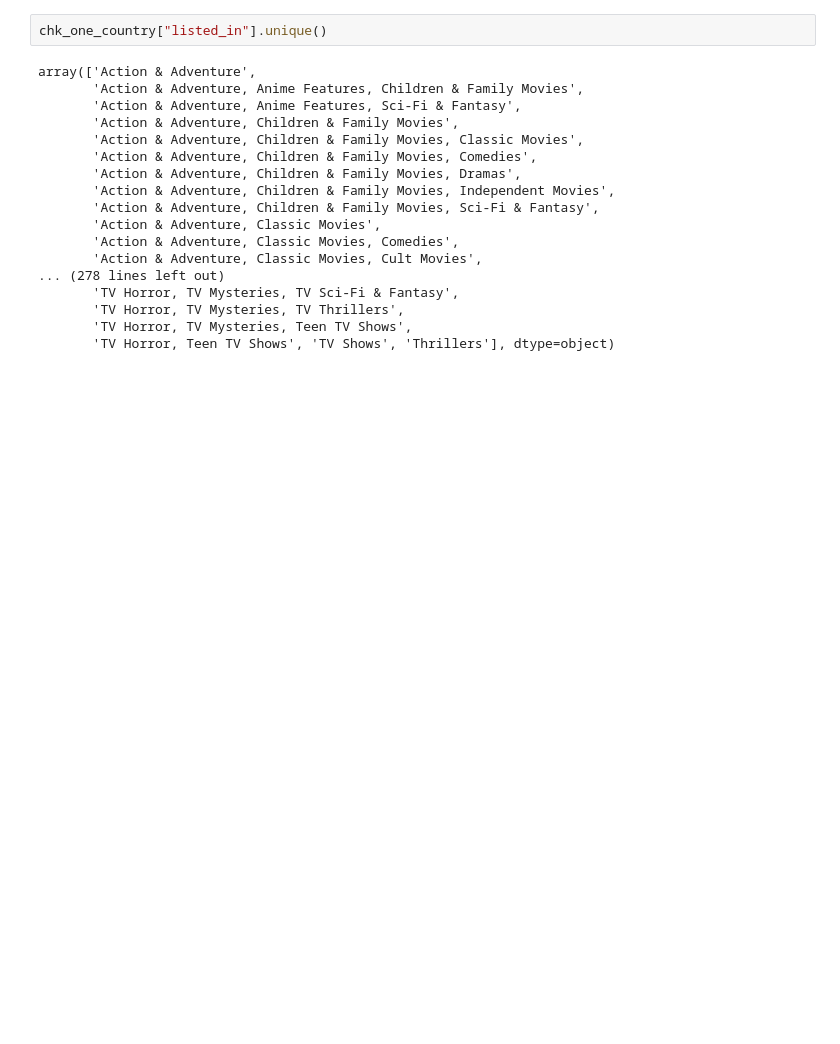
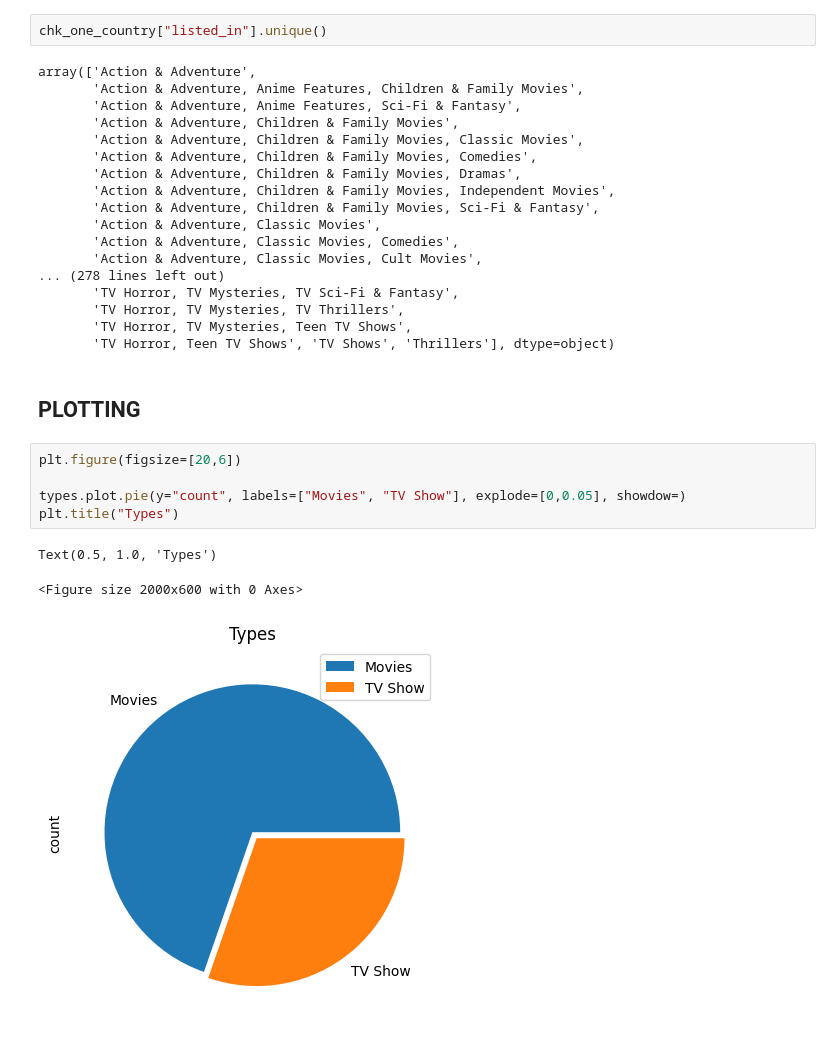
Before and after one commit to Dani-8/Netflix-Data-Analysis, a Jupyter notebook: Netflix-Data-Analysis.ipynb, the cells around one changed output. Cells and saved outputs as stored; diff of their text form; blank space fills up the shorter version.

```diff
--- a/Netflix-Data-Analysis.ipynb
+++ b/Netflix-Data-Analysis.ipynb
@@ -599,3 +617,14 @@ array(['Action & Adventure',
        'TV Horror, TV Mysteries, TV Thrillers',
        'TV Horror, TV Mysteries, Teen TV Shows',
        'TV Horror, Teen TV Shows', 'TV Shows', 'Thrillers'], dtype=object)
+# %% [markdown]
+## PLOTTING
+# %%
+plt.figure(figsize=[20,6])
+
+types.plot.pie(y="count", labels=["Movies", "TV Show"], explode=[0,0.05], showdow=)
+plt.title("Types")
+# %% [output]
+Text(0.5, 1.0, 'Types')
+<Figure size 2000x600 with 0 Axes>
+[figure, added]
```
Also changed, not shown: parts of 1 cell of this notebook.
